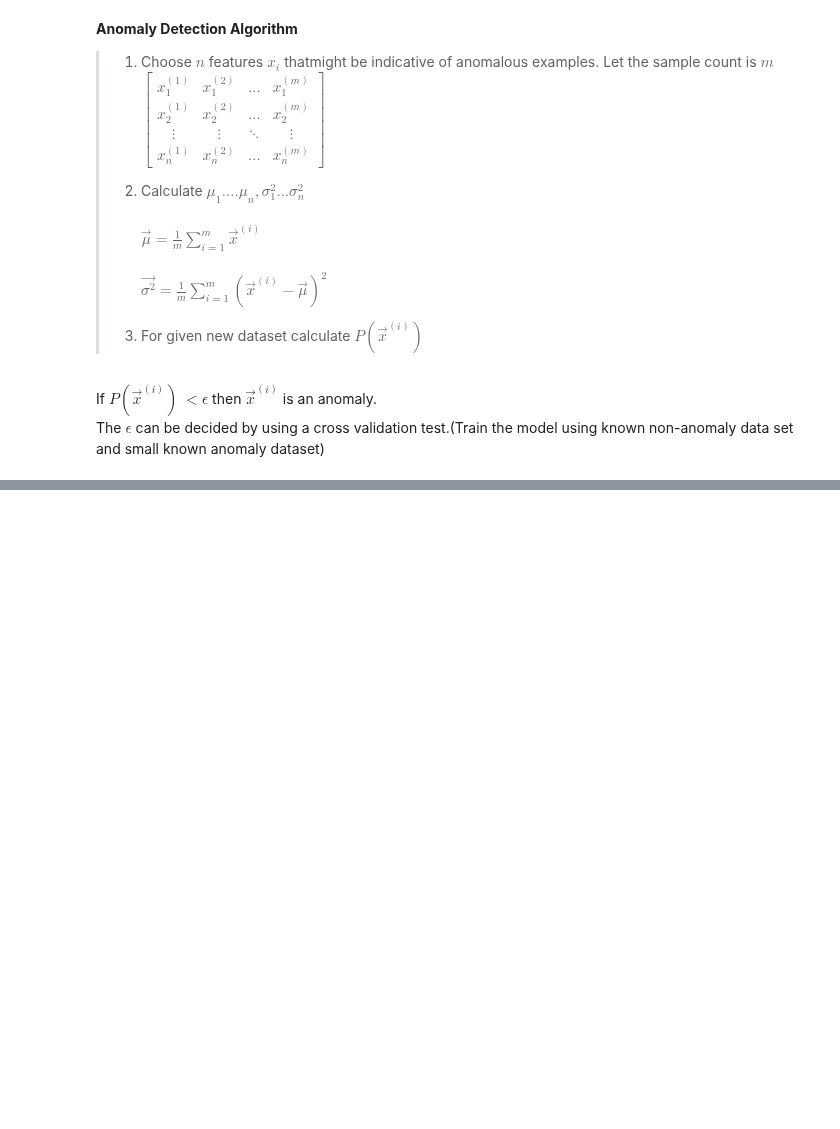
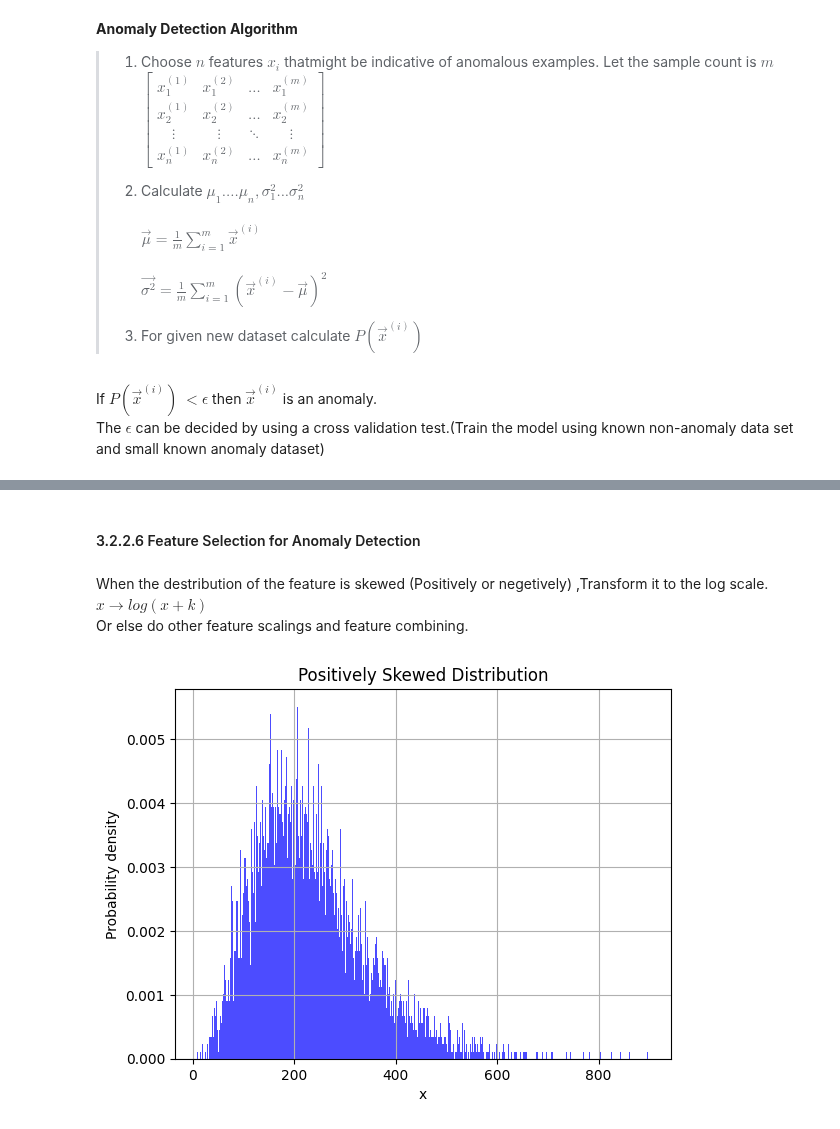
Before and after one commit to PandukaBandara99/ML-Books, a Jupyter notebook: 1 Macine Learning Specialization.ipynb, the cells around one changed output, grey strips where cells are left out. Saved outputs shown, nothing was run; the diff lists cells and outputs as text; code cells hidden in the pictures; blank space fills up the shorter version.

```diff
--- a/1 Macine Learning Specialization.ipynb
+++ b/1 Macine Learning Specialization.ipynb
@@ -1511,0 +1531,26 @@ The $\epsilon$ can be decided by using a cross validation test.(Train the model
+# %% [markdown]
+#### 3.2.2.6 Feature Selection for Anomaly Detection
+# %% [markdown]
+When the destribution of the feature is skewed (Positively or negetively) ,Transform it to the log scale.  $x → log(x+k)$ <br>
+Or else do other feature scalings and feature combining.
+# %%
+import numpy as np
+import matplotlib.pyplot as plt
+
+# Parameters for the positively skewed distribution
+mean = 6.0
+std_dev = 1.0
+
+# Generate dataset from the positively skewed distribution
+data = np.random.normal(mean, std_dev, 5000)
+data = np.power(data, 3)  # Apply cube function for positive skewness
+
+# Plot the positively skewed distribution
+plt.hist(data, bins=500, density=True, alpha=0.7, color='blue')
+plt.xlabel('x')
+plt.ylabel('Probability density')
+plt.title('Positively Skewed Distribution')
+plt.grid(True)
+plt.show()
+# %% [output]
+[figure, added]
```
Also changed, not shown: parts of 3 cells of this notebook.
